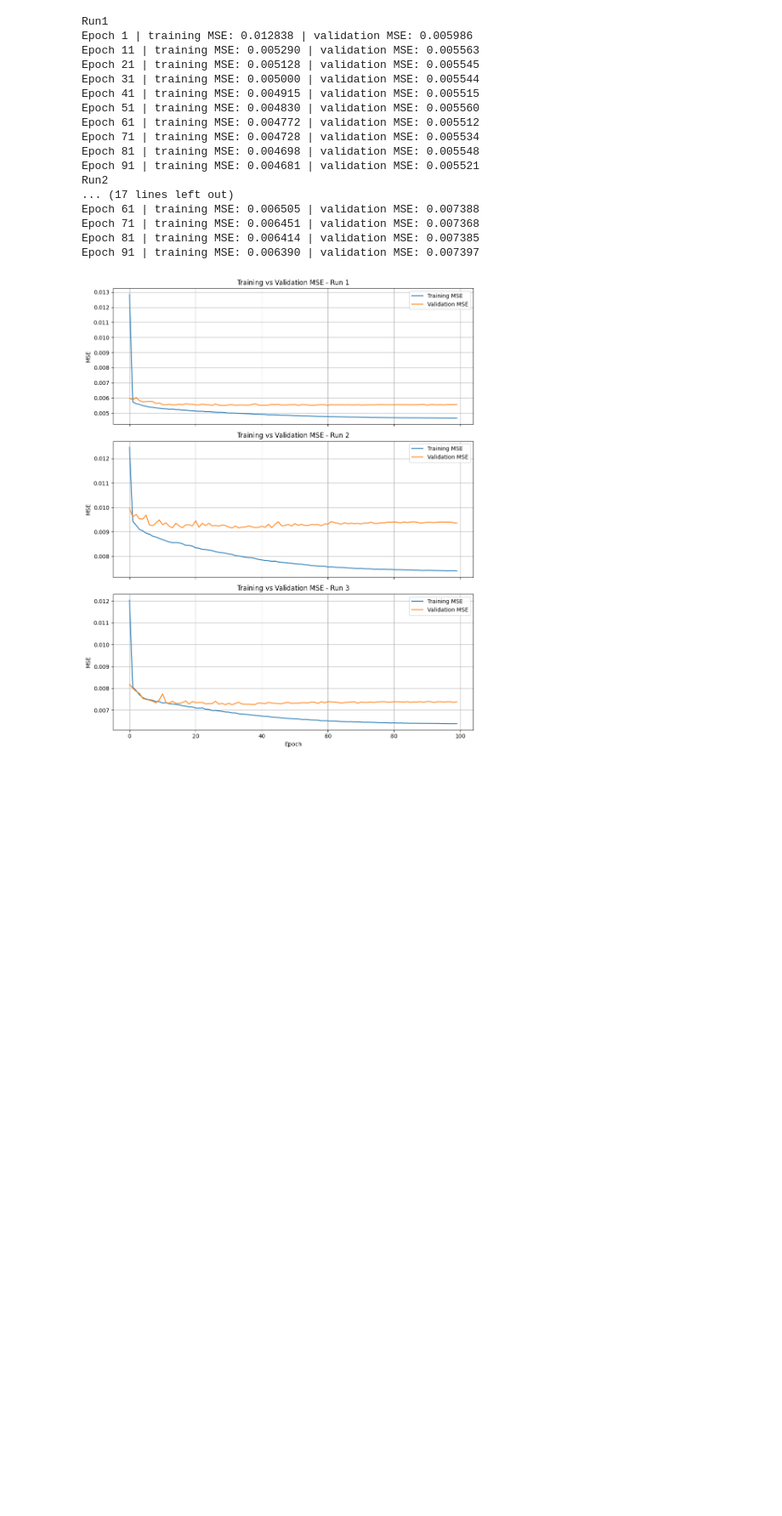
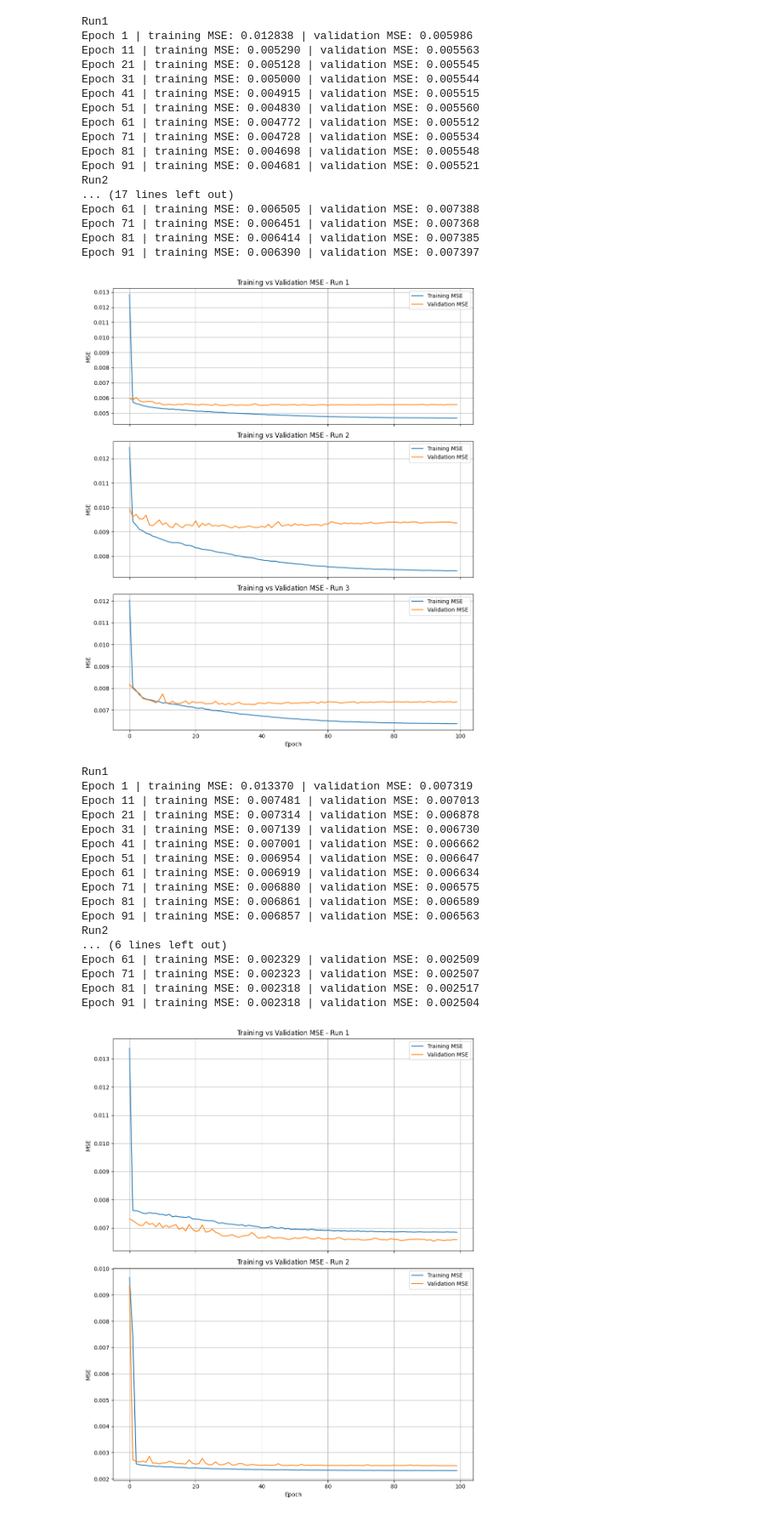
Before and after one commit to yutiachen5/Efficient_PLM_public, a Jupyter notebook: lambda_net.ipynb, the cells around one changed output. Shown at 85% size. Saved outputs shown, nothing was run; the diff lists cells and outputs as text; code cells hidden in the pictures; blank space fills up the shorter version.

```diff
--- a/lambda_net.ipynb
+++ b/lambda_net.ipynb
@@ -87,9 +158,9 @@ class RegressionHead2(nn.Module):
 # %%
-def train(data):
+def train_no_reinitialization(data, model):
     dic_train = {}
     dic_val = {}
 
-    for run in range(0, 3):
+    for run in range(0, len(data)):
         X = data[run][0]
         y = torch.tensor(data[run][1].values, dtype=torch.float32)
 
@@ -101,7 +172,7 @@ def train(data):
         train_loader = DataLoader(lambdaset(X_train, X_test, y_train, y_test, train = True), batch_size=128, shuffle=True, drop_last=True)
         val_loader = DataLoader(lambdaset(X_train, X_test, y_train, y_test, train = False), batch_size=128, shuffle=True, drop_last=True)
 
-        model = RegressionHead(input_dim=X.shape[1])
+        # model = RegressionHead(input_dim=X.shape[1])
 
         # Loss and optimizer
         criterion = nn.MSELoss()
@@ -144,16 +215,7 @@ def train(data):
                     x, y, i = next(val_iterator)
                     pred = model(x).squeeze()
                     val_mse += F.mse_loss(pred.squeeze(), y.squeeze())
-                    # val_mse += mean_squared_error(pred.squeeze(), y.squeeze())
                 val_mse_ls.append(val_mse/len(val_loader))
-
-
-            # model.eval()
-            # with torch.no_grad():
-            #     y_pred = model(X_test).squeeze().cpu().numpy()
-            #     val_mse = mean_squared_error(y_pred, y_test)
-            #     val_mse_ls.append(val_mse)
-
 
             if epoch % print_every == 0:
                 print(f"Epoch {epoch+1} | training MSE: {batch_mse:.6f} | validation MSE: {val_mse_ls[-1]:.6f}") # mse on transformed scale
@@ -294,3 +356,52 @@ Epoch 71 | training MSE: 0.006451 | validation MSE: 0.007368
 Epoch 81 | training MSE: 0.006414 | validation MSE: 0.007385
 Epoch 91 | training MSE: 0.006390 | validation MSE: 0.007397
 [figure]
+# %%
+# add constraint relaxation
+
+emb4_rd0 = torch.from_numpy(np.load('/hpc/group/naderilab/eleanor/Efficient_PLM/prose/ALLY/saved_emb/test4_rd_0_base.npy'))
+lambdas4_rd0 = pd.read_csv('/hpc/group/naderilab/eleanor/Efficient_PLM/prose/ALLY/saved_emb/test4_rd_0_base.csv')
+
+emb4_rd1 = torch.from_numpy(np.load('/hpc/group/naderilab/eleanor/Efficient_PLM/prose/ALLY/saved_emb/test4_rd_1_base.npy'))
+lambdas4_rd1 = pd.read_csv('/hpc/group/naderilab/eleanor/Efficient_PLM/prose/ALLY/saved_emb/test4_rd_1_base.csv')
+
+data = [(emb4_rd0, lambdas4_rd0), (emb4_rd1, lambdas4_rd1)]
+
+model = RegressionHead(input_dim=data[0][0].shape[1])
+dic_train, dic_val = train_no_reinitialization(data, model)
+
+epochs = range(100)
+
+fig, axes = plt.subplots(len(data), 1, figsize=(10, 12), sharex=True)
+
+for i in range(len(data)):
+    axes[i].plot(epochs, dic_train['run'+str(i+1)], label='Training MSE')
+    axes[i].plot(epochs, dic_val['run'+str(i+1)], label='Validation MSE')
+    axes[i].set_ylabel('MSE')
+    axes[i].set_title(f'Training vs Validation MSE - Run {i+1}')
+    axes[i].legend()
+    axes[i].grid(True)
+
+axes[len(data)-1].set_xlabel('Epoch')
+
+plt.tight_layout()
+plt.show()
+# %% [output]
+Run1
+Epoch 1 | training MSE: 0.013370 | validation MSE: 0.007319
+Epoch 11 | training MSE: 0.007481 | validation MSE: 0.007013
+Epoch 21 | training MSE: 0.007314 | validation MSE: 0.006878
+Epoch 31 | training MSE: 0.007139 | validation MSE: 0.006730
+Epoch 41 | training MSE: 0.007001 | validation MSE: 0.006662
+Epoch 51 | training MSE: 0.006954 | validation MSE: 0.006647
+Epoch 61 | training MSE: 0.006919 | validation MSE: 0.006634
+Epoch 71 | training MSE: 0.006880 | validation MSE: 0.006575
+Epoch 81 | training MSE: 0.006861 | validation MSE: 0.006589
+Epoch 91 | training MSE: 0.006857 | validation MSE: 0.006563
+Run2
+... (6 lines left out)
+Epoch 61 | training MSE: 0.002329 | validation MSE: 0.002509
+Epoch 71 | training MSE: 0.002323 | validation MSE: 0.002507
+Epoch 81 | training MSE: 0.002318 | validation MSE: 0.002517
+Epoch 91 | training MSE: 0.002318 | validation MSE: 0.002504
+[figure, added]
```
Also changed, not shown: parts of 4 cells of this notebook, 2 other files.
